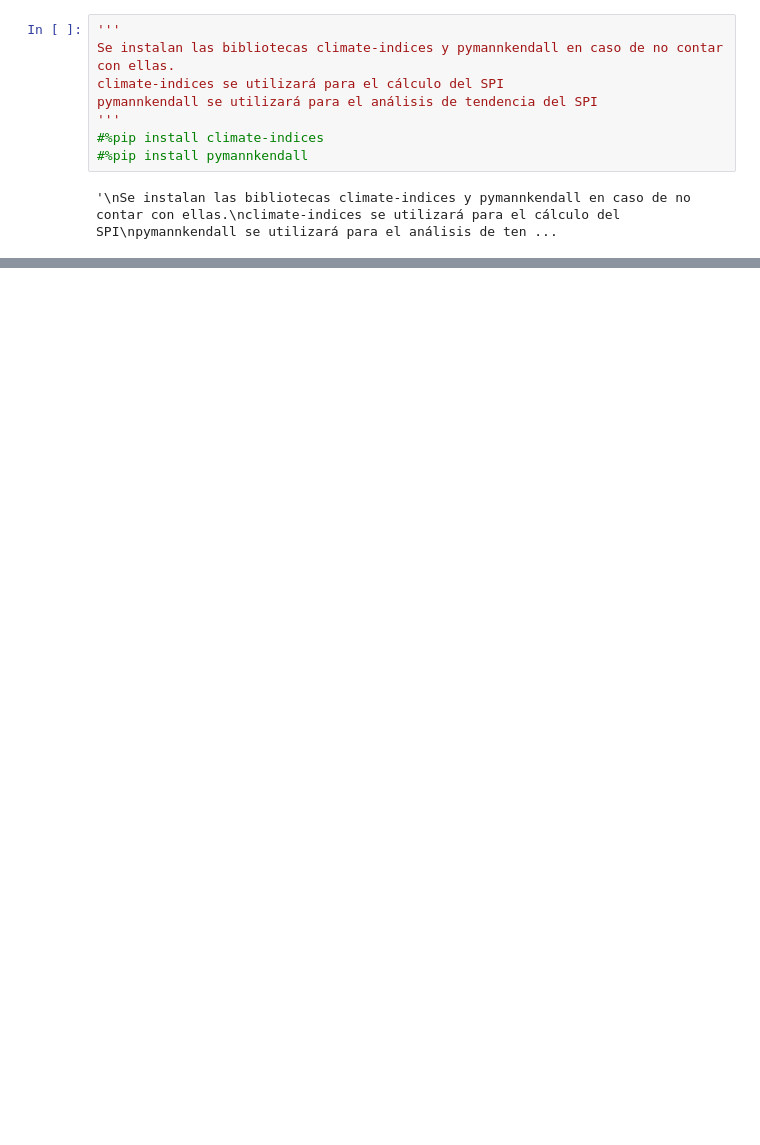
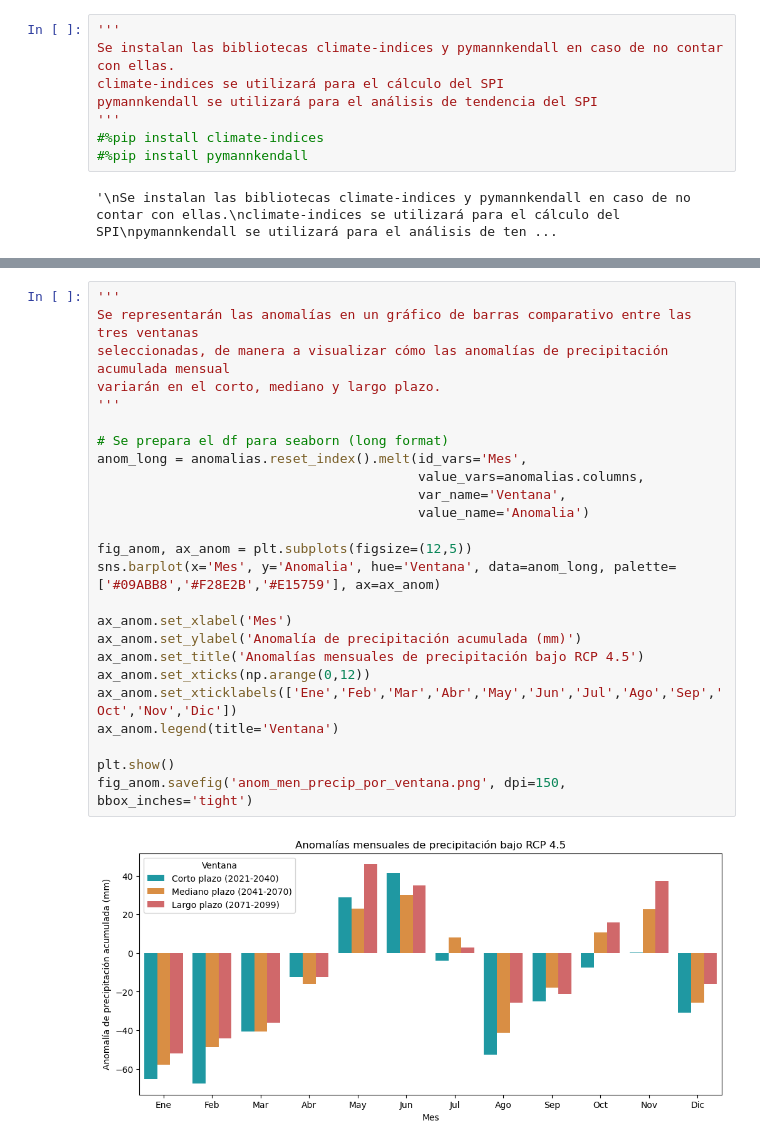
Before and after one commit to aliciagali-s/proyectoFinalPython_AG, a Jupyter notebook: proyecto_final_AliciaGali.ipynb, the cells around one changed output, grey strips where cells are left out. Cells and saved outputs as stored; diff of their text form; blank space fills up the shorter version.

```diff
--- a/proyecto_final_AliciaGali.ipynb
+++ b/proyecto_final_AliciaGali.ipynb
@@ -76,0 +237,27 @@ proyectado
+# %%
+'''
+Se representarán las anomalías en un gráfico de barras comparativo entre las tres ventanas
+seleccionadas, de manera a visualizar cómo las anomalías de precipitación acumulada mensual
+variarán en el corto, mediano y largo plazo.
+'''
+
+# Se prepara el df para seaborn (long format)
+anom_long = anomalias.reset_index().melt(id_vars='Mes',
+                                         value_vars=anomalias.columns,
+                                         var_name='Ventana',
+                                         value_name='Anomalia')
+
+fig_anom, ax_anom = plt.subplots(figsize=(12,5))
+sns.barplot(x='Mes', y='Anomalia', hue='Ventana', data=anom_long, palette=['#09ABB8','#F28E2B','#E15759'], ax=ax_anom)
+
+ax_anom.set_xlabel('Mes')
+ax_anom.set_ylabel('Anomalía de precipitación acumulada (mm)')
+ax_anom.set_title('Anomalías mensuales de precipitación bajo RCP 4.5')
+ax_anom.set_xticks(np.arange(0,12))
+ax_anom.set_xticklabels(['Ene','Feb','Mar','Abr','May','Jun','Jul','Ago','Sep','Oct','Nov','Dic'])
+ax_anom.legend(title='Ventana')
+
+plt.show()
+fig_anom.savefig('anom_men_precip_por_ventana.png', dpi=150, bbox_inches='tight')
+# %% [output]
+[figure, added]
```
Also changed, not shown: parts of 38 cells of this notebook, 8 other files.
